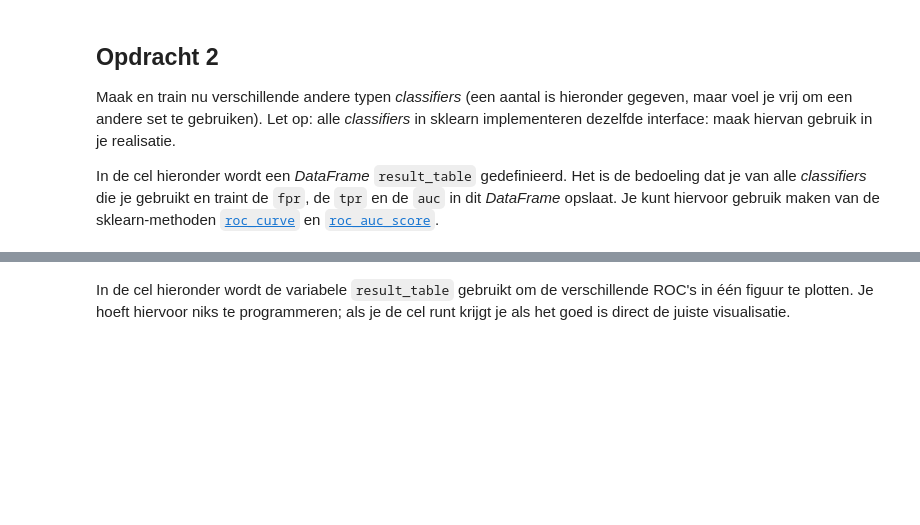
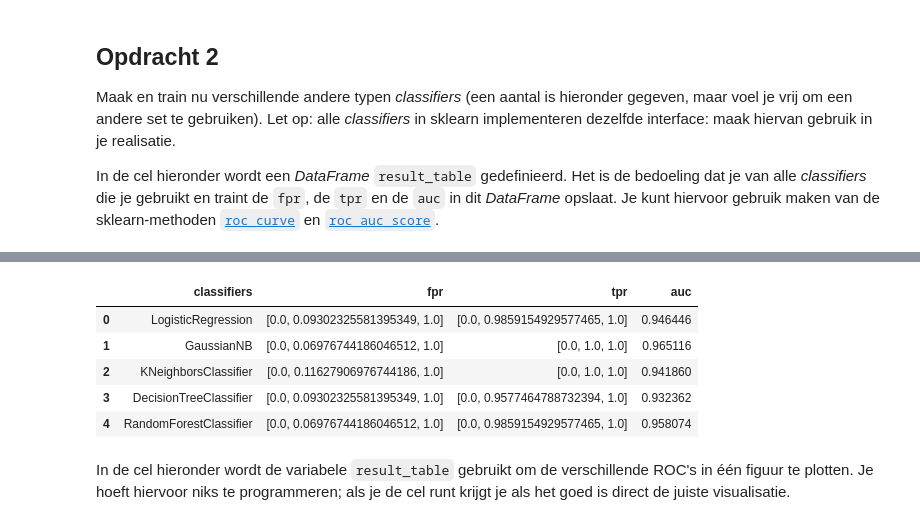
Before and after one commit to TheLastPastor/MacLearn, a Jupyter notebook: Main/opgave3-2.ipynb, the cells around one changed output, grey strips where cells are left out. Drawn from its saved outputs; the diff is of its cells as text; code cells hidden in the pictures; blank space fills up the shorter version.

```diff
--- a/Main/opgave3-2.ipynb
+++ b/Main/opgave3-2.ipynb
@@ -83,9 +107,86 @@ from sklearn.neighbors import KNeighborsClassifier
 from sklearn.tree import DecisionTreeClassifier
 from sklearn.ensemble import RandomForestClassifier
 
-from sklearn.metrics import roc_curve, roc_auc_score
+from sklearn.metrics import roc_curve, roc_auc_score, auc
 
 # DataFrame om de gevonden metrieken per classifier in op te slaan.
 result_table = pd.DataFrame(columns=['classifiers', 'fpr','tpr','auc'])
 
 # YOUR CODE HERE
+
+# Fitting models
+log_reg = LogisticRegression()
+log_reg.fit(X_train, y_train)
+log_pred = log_reg.predict(X_test)
+
+naive = GaussianNB()
+naive.fit(X_train, y_train)
+naive_pred = naive.predict(X_test)
+
+neigh = KNeighborsClassifier()
+neigh.fit(X_train, y_train)
+neigh_pred = neigh.predict(X_test)
+
+tree = DecisionTreeClassifier()
+tree.fit(X_train, y_train)
+tree_pred = tree.predict(X_test)
+
+ensemble = RandomForestClassifier()
+ensemble.fit(X_train, y_train)
+ensemble_pred = ensemble.predict(X_test)
+
+# data collection
+log_fpr, log_tpr, log_thresholds = roc_curve(y_test, log_pred)
+log_auc = auc(log_fpr, log_tpr)
+
+naive_fpr, naive_tpr, naive_thresholds = roc_curve(y_test, naive_pred)
+naive_auc = auc(naive_fpr, naive_tpr)
+
+neigh_fpr, neigh_tpr, neigh_thresholds = roc_curve(y_test, neigh_pred)
+neigh_auc = auc(neigh_fpr, neigh_tpr)
+
+tree_fpr, tree_tpr, tree_thresholds = roc_curve(y_test, tree_pred)
+tree_auc = auc(tree_fpr, tree_tpr)
+
+ensemble_fpr, ensemble_tpr, ensemble_thresholds = roc_curve(y_test, ensemble_pred)
+ensemble_auc = auc(ensemble_fpr, ensemble_tpr)
+
+# Populate Dataframe
+result_table = pd.concat([result_table, pd.DataFrame({
+    'classifiers': 'LogisticRegression',
+    'fpr': [log_fpr],
+    'tpr': [log_tpr],
+    'auc': log_auc
+})], ignore_index=True)
+
+result_table = pd.concat([result_table, pd.DataFrame({
+    'classifiers': 'GaussianNB',
+    'fpr': [naive_fpr],
+    'tpr': [naive_tpr],
+    'auc': naive_auc
+})], ignore_index=True)
+
+result_table = pd.concat([result_table, pd.DataFrame({
+    'classifiers':'KNeighborsClassifier',
+    'fpr': [neigh_fpr],
+    'tpr': [neigh_tpr],
+    'auc': neigh_auc
+})], ignore_index=True)
+
+result_table = pd.concat([result_table, pd.DataFrame({
+    'classifiers':'DecisionTreeClassifier',
+    'fpr': [tree_fpr],
+    'tpr': [tree_tpr],
+    'auc': tree_auc
+})], ignore_index=True)
+
+result_table = pd.concat([result_table, pd.DataFrame({
+    'classifiers':'RandomForestClassifier',
+    'fpr': [ensemble_fpr],
+    'tpr': [ensemble_tpr],
+    'auc': ensemble_auc
+})], ignore_index=True)
+
+# result_table.add(data)
+result_table
+# %% [output]
@@ -92,3 +200,9 @@ result_table = pd.DataFrame(columns=['classifiers', 'fpr','tpr','auc'])
+|  | classifiers | fpr | tpr | auc |
+| 0 | LogisticRegression | [0.0, 0.09302325581395349, 1.0] | [0.0, 0.9859154929577465, 1.0] | 0.946446 |
+| 1 | GaussianNB | [0.0, 0.06976744186046512, 1.0] | [0.0, 1.0, 1.0] | 0.965116 |
+| 2 | KNeighborsClassifier | [0.0, 0.11627906976744186, 1.0] | [0.0, 1.0, 1.0] | 0.941860 |
+| 3 | DecisionTreeClassifier | [0.0, 0.09302325581395349, 1.0] | [0.0, 0.9577464788732394, 1.0] | 0.932362 |
+| 4 | RandomForestClassifier | [0.0, 0.06976744186046512, 1.0] | [0.0, 0.9859154929577465, 1.0] | 0.958074 |
 # %% [markdown]
 In de cel hieronder wordt de variabele `result_table` gebruikt om de verschillende ROC's in één figuur te plotten. Je hoeft hiervoor niks te programmeren; als je de cel runt krijgt je als het goed is direct de juiste visualisatie.
 # %% [markdown]
```
Also changed, not shown: parts of 8 cells of this notebook, 1 other file.
